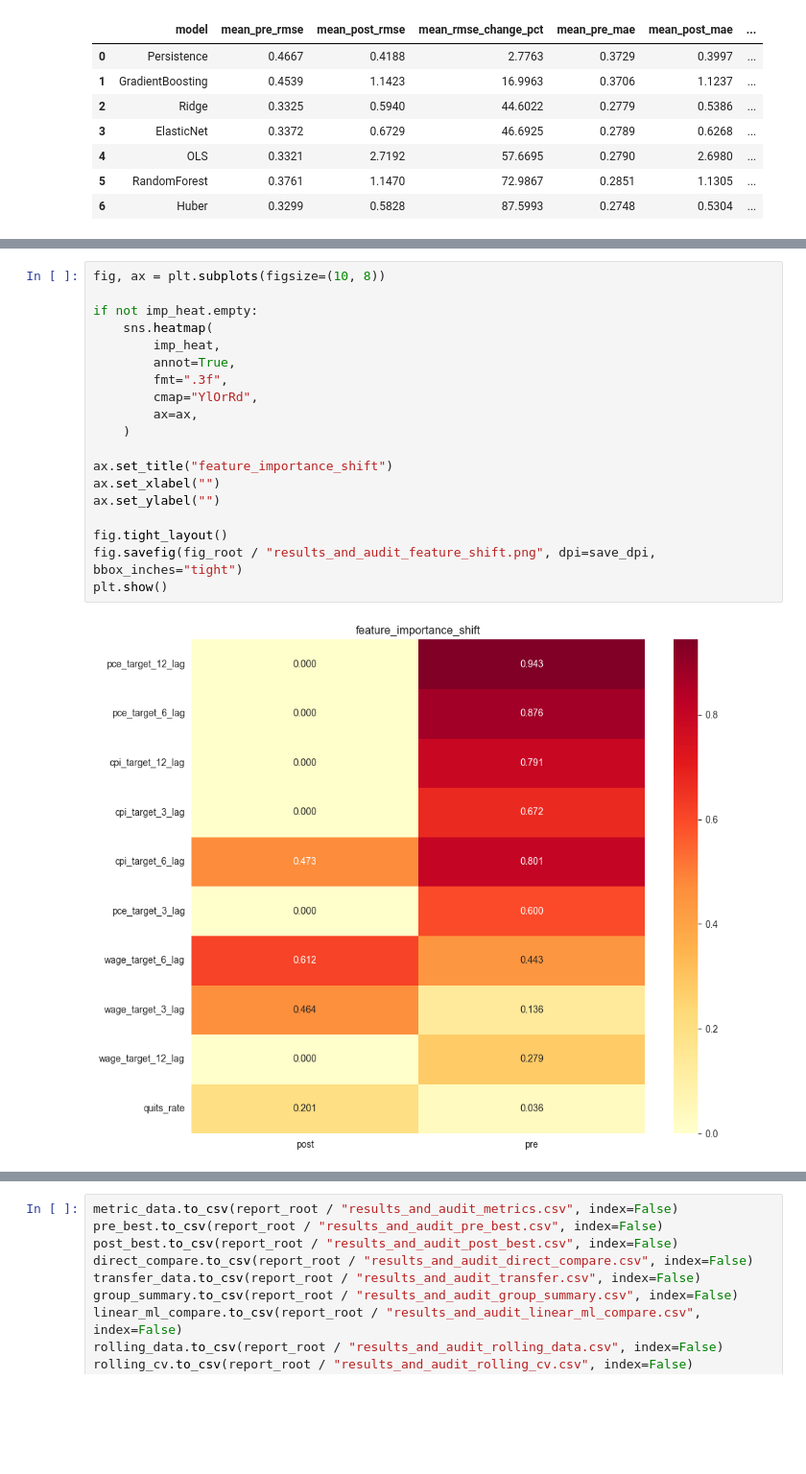
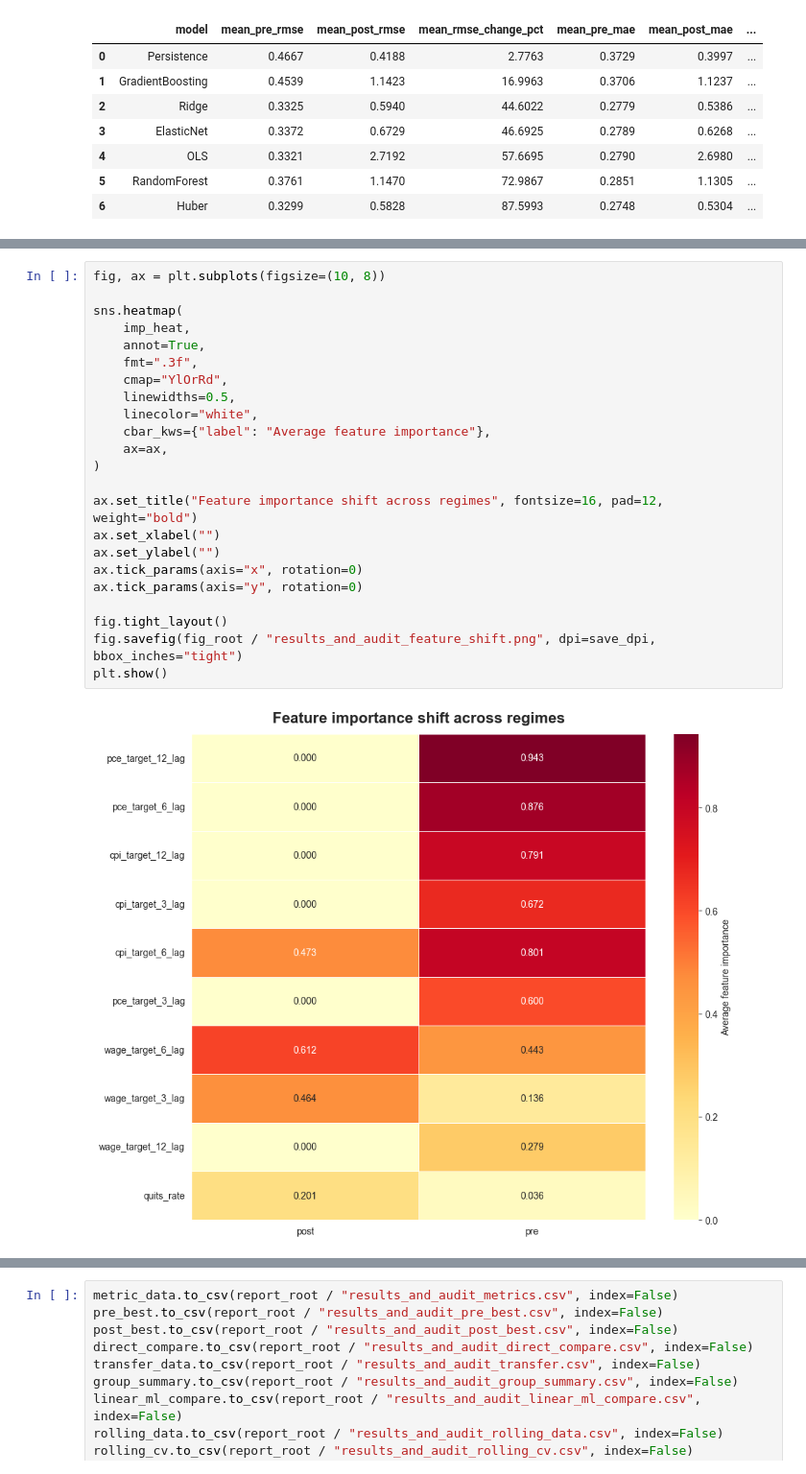
Before and after one commit to sumaitate/ML_LaborTightnessRegimeShift, a Jupyter notebook: notebooks/06_result_and_analysis.ipynb, the cells around one changed output, grey strips where cells are left out. Shown at 96% size. Cells and saved outputs as stored; diff of their text form; blank space fills up the shorter version.

```diff
--- a/notebooks/06_result_and_analysis.ipynb
+++ b/notebooks/06_result_and_analysis.ipynb
@@ -1652,22 +1689,26 @@ plt.show()
 # %%
 fig, ax = plt.subplots(figsize=(10, 8))
 
-if not imp_heat.empty:
-    sns.heatmap(
-        imp_heat,
-        annot=True,
-        fmt=".3f",
-        cmap="YlOrRd",
-        ax=ax,
-    )
+sns.heatmap(
+    imp_heat,
+    annot=True,
+    fmt=".3f",
+    cmap="YlOrRd",
+    linewidths=0.5,
+    linecolor="white",
+    cbar_kws={"label": "Average feature importance"},
+    ax=ax,
+)
 
-ax.set_title("feature_importance_shift")
+ax.set_title("Feature importance shift across regimes", fontsize=16, pad=12, weight="bold")
 ax.set_xlabel("")
 ax.set_ylabel("")
+ax.tick_params(axis="x", rotation=0)
+ax.tick_params(axis="y", rotation=0)
 
 fig.tight_layout()
 fig.savefig(fig_root / "results_and_audit_feature_shift.png", dpi=save_dpi, bbox_inches="tight")
 plt.show()
 # %% [output]
-[figure, old version]
+[figure, new version]
 # %%
```
Also changed, not shown: parts of 4 cells of this notebook, 14 other files.
